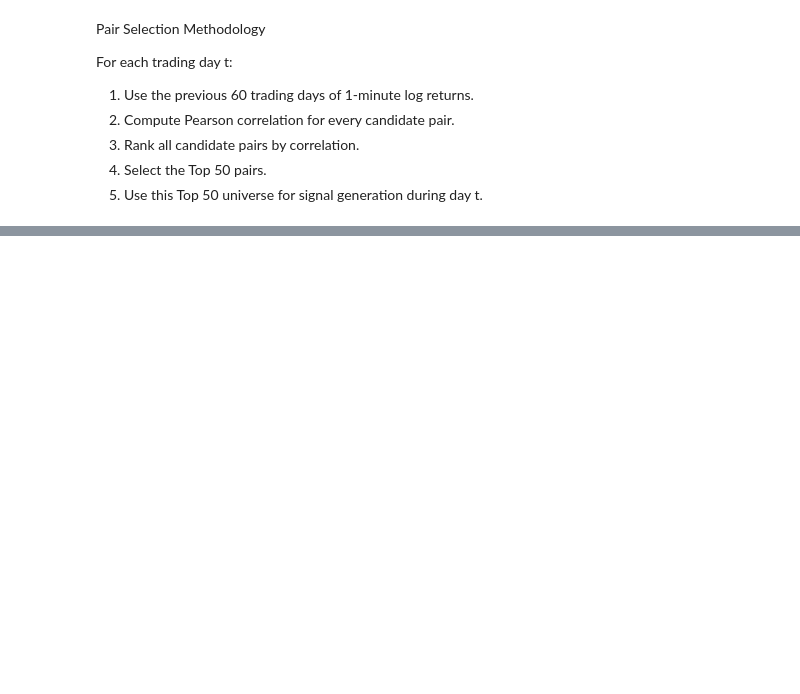
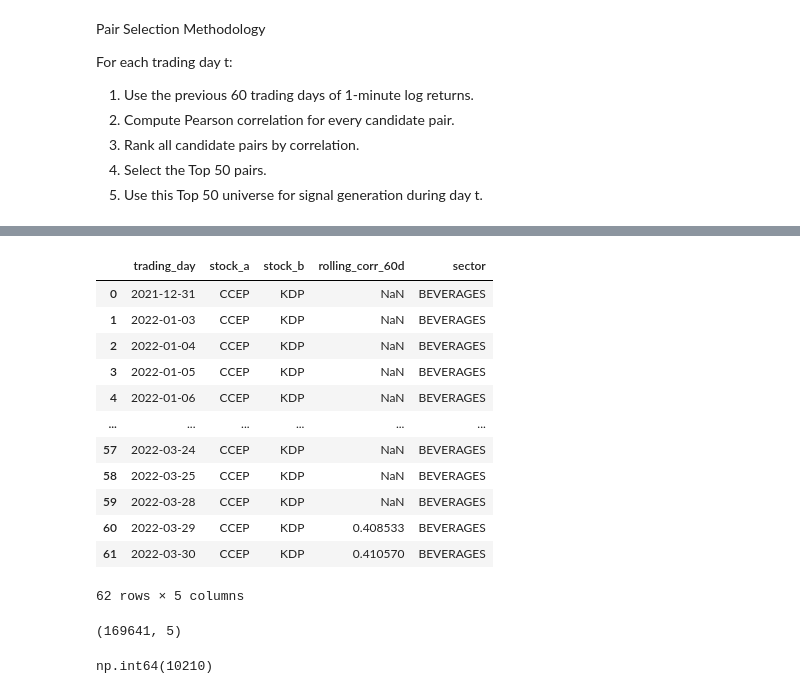
Before and after one commit to ADRIANVM117/data-science-portfolio, a Jupyter notebook: SolidBack_Quant/notebooks/01_hypothesis_validation.ipynb, the cells around one changed output, grey strips where cells are left out. Drawn from its saved outputs; the diff is of its cells as text; code cells hidden in the pictures; blank space fills up the shorter version.

```diff
--- a/SolidBack_Quant/notebooks/01_hypothesis_validation.ipynb
+++ b/SolidBack_Quant/notebooks/01_hypothesis_validation.ipynb
@@ -121,0 +237,18 @@ For each trading day t:
+# %%
+def compute_daily_rolling_corr_for_all_pairs(candidate_pairs):
+    results = []
+
+    for i, row in candidate_pairs.iterrows():
+        stock_a = row["stock_a"]
+        stock_b = row["stock_b"]
+
+        print(f"{i+1}/{len(candidate_pairs)} - {stock_a}-{stock_b}")
+
+        pair_corr = compute_daily_rolling_corr_for_pair(stock_a, stock_b)
+        pair_corr["sector"] = row["sector"]
+
+        results.append(pair_corr)
+
+    return pd.concat(results, ignore_index=True)
+# %%
+daily_pair_correlations = compute_daily_rolling_corr_for_all_pairs(df_candidate_pairs)
@@ -121,0 +273,24 @@ For each trading day t:
+# %%
+daily_pair_correlations.head(62)
+# %% [output]
+|  | trading_day | stock_a | stock_b | rolling_corr_60d | sector |
+| 0 | 2021-12-31 | CCEP | KDP | NaN | BEVERAGES |
+| 1 | 2022-01-03 | CCEP | KDP | NaN | BEVERAGES |
+| 2 | 2022-01-04 | CCEP | KDP | NaN | BEVERAGES |
+| 3 | 2022-01-05 | CCEP | KDP | NaN | BEVERAGES |
+| 4 | 2022-01-06 | CCEP | KDP | NaN | BEVERAGES |
+| ... | ... | ... | ... | ... | ... |
+| 57 | 2022-03-24 | CCEP | KDP | NaN | BEVERAGES |
+| 58 | 2022-03-25 | CCEP | KDP | NaN | BEVERAGES |
+| 59 | 2022-03-28 | CCEP | KDP | NaN | BEVERAGES |
+| 60 | 2022-03-29 | CCEP | KDP | 0.408533 | BEVERAGES |
+| 61 | 2022-03-30 | CCEP | KDP | 0.410570 | BEVERAGES |
+62 rows × 5 columns
+# %%
+daily_pair_correlations.shape
+# %% [output]
+(169641, 5)
+# %%
+daily_pair_correlations["rolling_corr_60d"].isna().sum()
+# %% [output]
+np.int64(10210)
```
Also changed, not shown: parts of 32 cells of this notebook, 1 other file.
